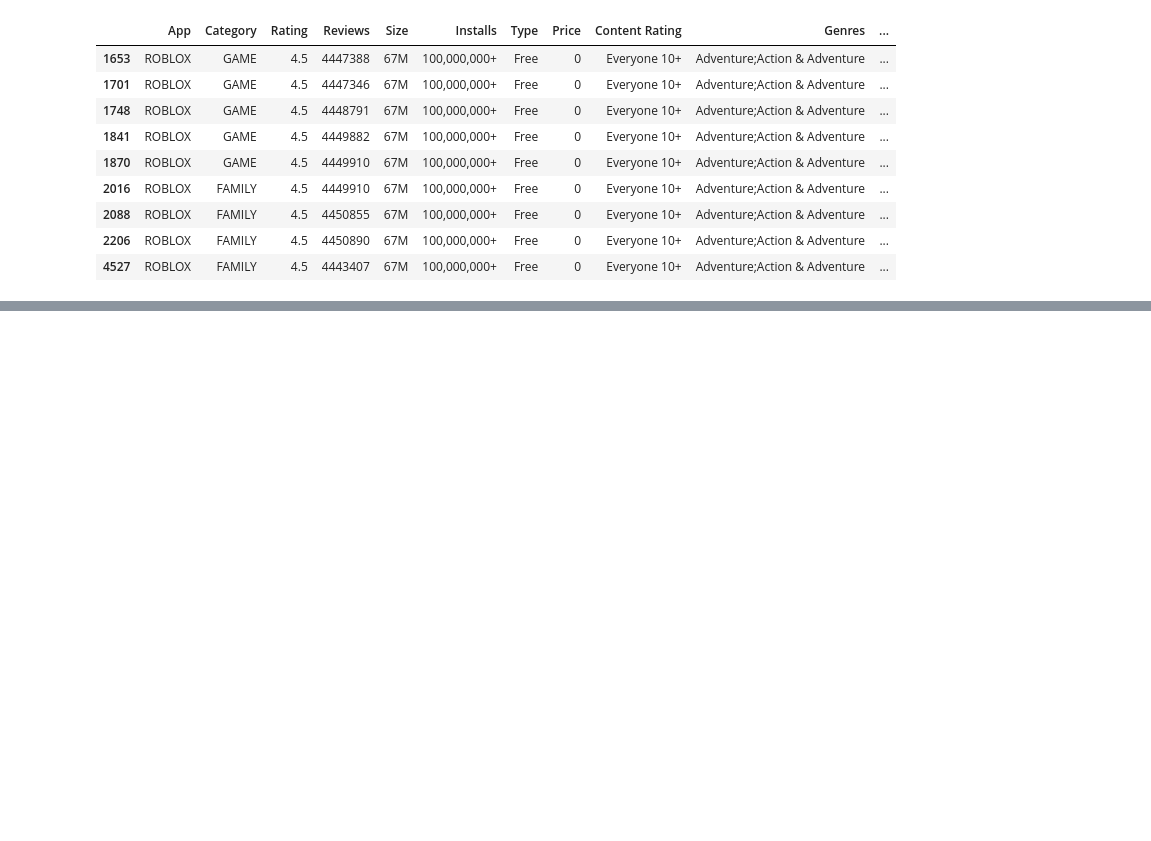
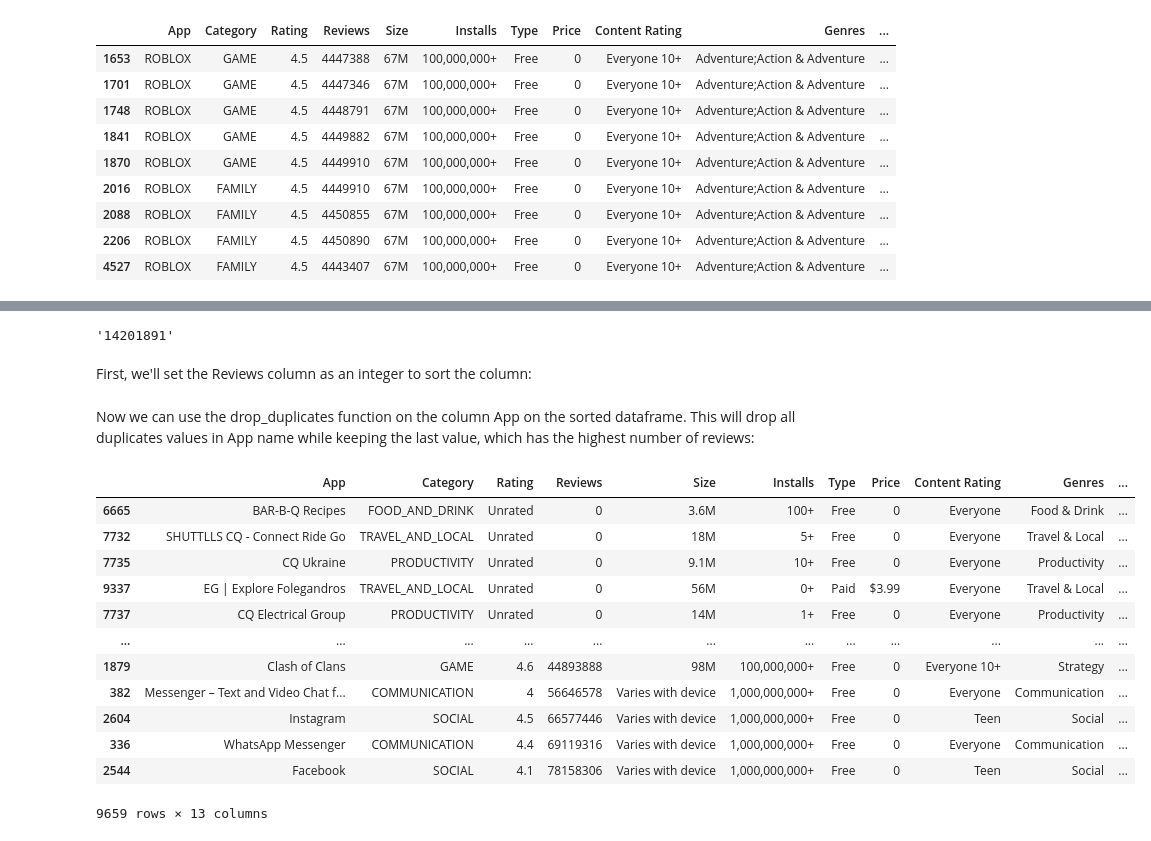
Before and after one commit to anirusso/app-data, a Jupyter notebook: app-data.ipynb, the cells around one changed output, grey strips where cells are left out. Saved outputs shown, nothing was run; the diff lists cells and outputs as text; code cells hidden in the pictures; blank space fills up the shorter version.

Commit message:
Removing duplicate apps

```diff
--- a/app-data.ipynb
+++ b/app-data.ipynb
@@ -317,0 +352,28 @@ google_data[google_data['App'] == 'ROBLOX']
+# %%
+google_data.loc[google_data['App'] == '8 Ball Pool'].Reviews.max()
+# %% [output]
+'14201891'
+# %% [markdown]
+First, we'll set the Reviews column as an integer to sort the column:
+# %%
+google_data['Reviews'] = google_data['Reviews'].astype(int)
+# %% [markdown]
+Now we can use the drop_duplicates function on the column App on the sorted dataframe. This will drop all duplicates values in App name while keeping the last value, which has the highest number of reviews:
+# %%
+google_data = google_data.sort_values('Reviews').drop_duplicates(subset=['App'], keep='last')
+# %%
+google_data
+# %% [output]
+|  | App | Category | Rating | Reviews | Size | Installs | Type | Price | Content Rating | Genres | ... |
+| 6665 | BAR-B-Q Recipes | FOOD_AND_DRINK | Unrated | 0 | 3.6M | 100+ | Free | 0 | Everyone | Food & Drink | ... |
+| 7732 | SHUTTLLS CQ - Connect Ride Go | TRAVEL_AND_LOCAL | Unrated | 0 | 18M | 5+ | Free | 0 | Everyone | Travel & Local | ... |
+| 7735 | CQ Ukraine | PRODUCTIVITY | Unrated | 0 | 9.1M | 10+ | Free | 0 | Everyone | Productivity | ... |
+| 9337 | EG | Explore Folegandros | TRAVEL_AND_LOCAL | Unrated | 0 | 56M | 0+ | Paid | $3.99 | Everyone | Travel & Local | ... |
+| 7737 | CQ Electrical Group | PRODUCTIVITY | Unrated | 0 | 14M | 1+ | Free | 0 | Everyone | Productivity | ... |
+| ... | ... | ... | ... | ... | ... | ... | ... | ... | ... | ... | ... |
+| 1879 | Clash of Clans | GAME | 4.6 | 44893888 | 98M | 100,000,000+ | Free | 0 | Everyone 10+ | Strategy | ... |
+| 382 | Messenger – Text and Video Chat f... | COMMUNICATION | 4 | 56646578 | Varies with device | 1,000,000,000+ | Free | 0 | Everyone | Communication | ... |
+| 2604 | Instagram | SOCIAL | 4.5 | 66577446 | Varies with device | 1,000,000,000+ | Free | 0 | Teen | Social | ... |
+| 336 | WhatsApp Messenger | COMMUNICATION | 4.4 | 69119316 | Varies with device | 1,000,000,000+ | Free | 0 | Everyone | Communication | ... |
+| 2544 | Facebook | SOCIAL | 4.1 | 78158306 | Varies with device | 1,000,000,000+ | Free | 0 | Teen | Social | ... |
+9659 rows × 13 columns
```
Also changed, not shown: parts of 19 cells of this notebook.
